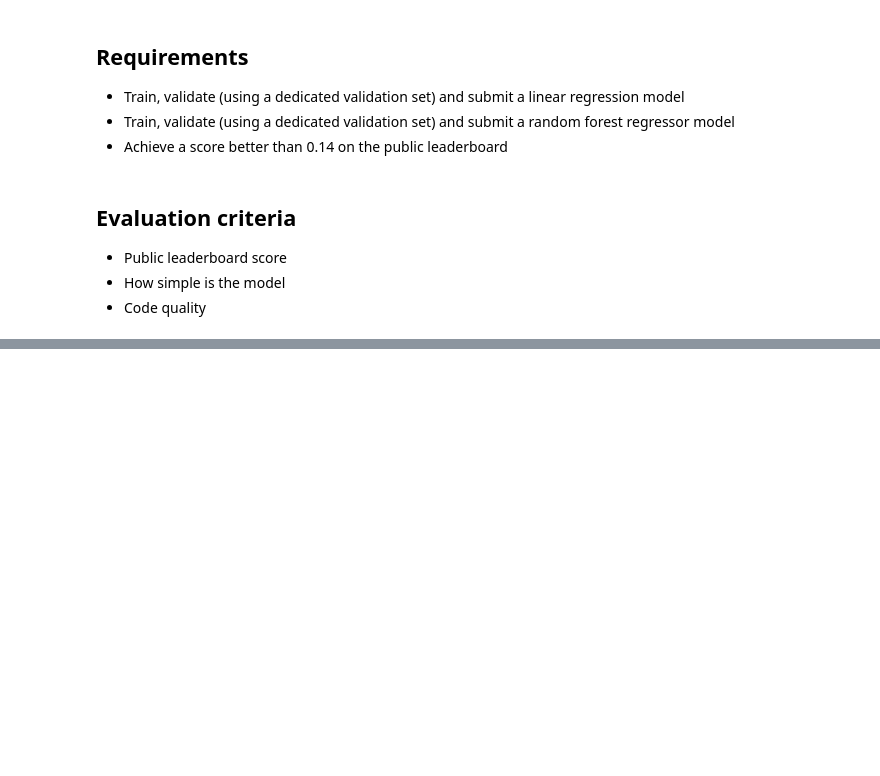
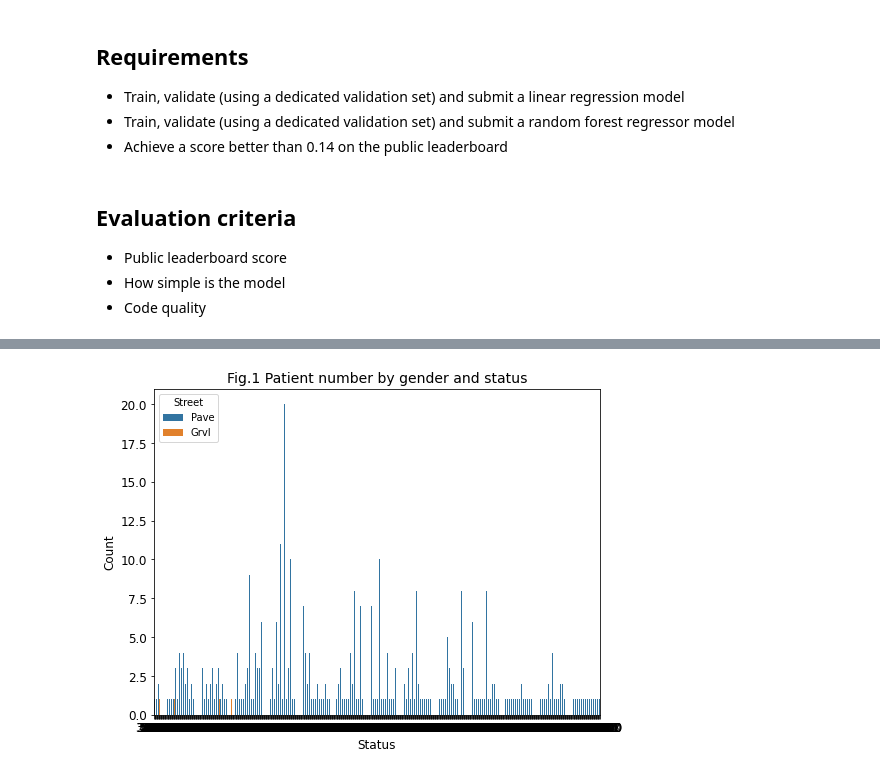
Before and after one commit to gieeedreee/Domoplius_Scraper, a Jupyter notebook: 315.ipynb, the cells around one changed output, grey strips where cells are left out. Cells and saved outputs as stored; diff of their text form; code cells hidden in the pictures; blank space fills up the shorter version.

```diff
--- a/315.ipynb
+++ b/315.ipynb
@@ -68,0 +208,9 @@ train = pd.read_csv('/content/train.csv')
+# %%
+new_train = train.copy()
+# %%
+new_train['LotFrontage'].fillna(value=0, inplace = True)
+new_train['GarageYrBlt'].fillna(value=0, inplace = True)
+new_train['MasVnrArea'].fillna(value=0, inplace = True)
+new_train['Electrical'].fillna(value='SBrkr', inplace = True)
+# %%
+new_train.fillna(value='None', inplace = True)
@@ -68,0 +284,11 @@ train = pd.read_csv('/content/train.csv')
+# %%
+plt.figure(figsize=(8, 6))
+sns.countplot(x = 'SalePrice', data=new_train, hue='Street')
+plt.title('Fig.1 Patient number by gender and status', fontsize=14)
+plt.xlabel('Status', fontsize=12)
+plt.ylabel('Count', fontsize=12)
+plt.xticks(fontsize=12)
+plt.yticks(fontsize=12)
+plt.show()
+# %% [output]
+[figure, added]
```
Also changed, not shown: parts of 20 cells of this notebook.
